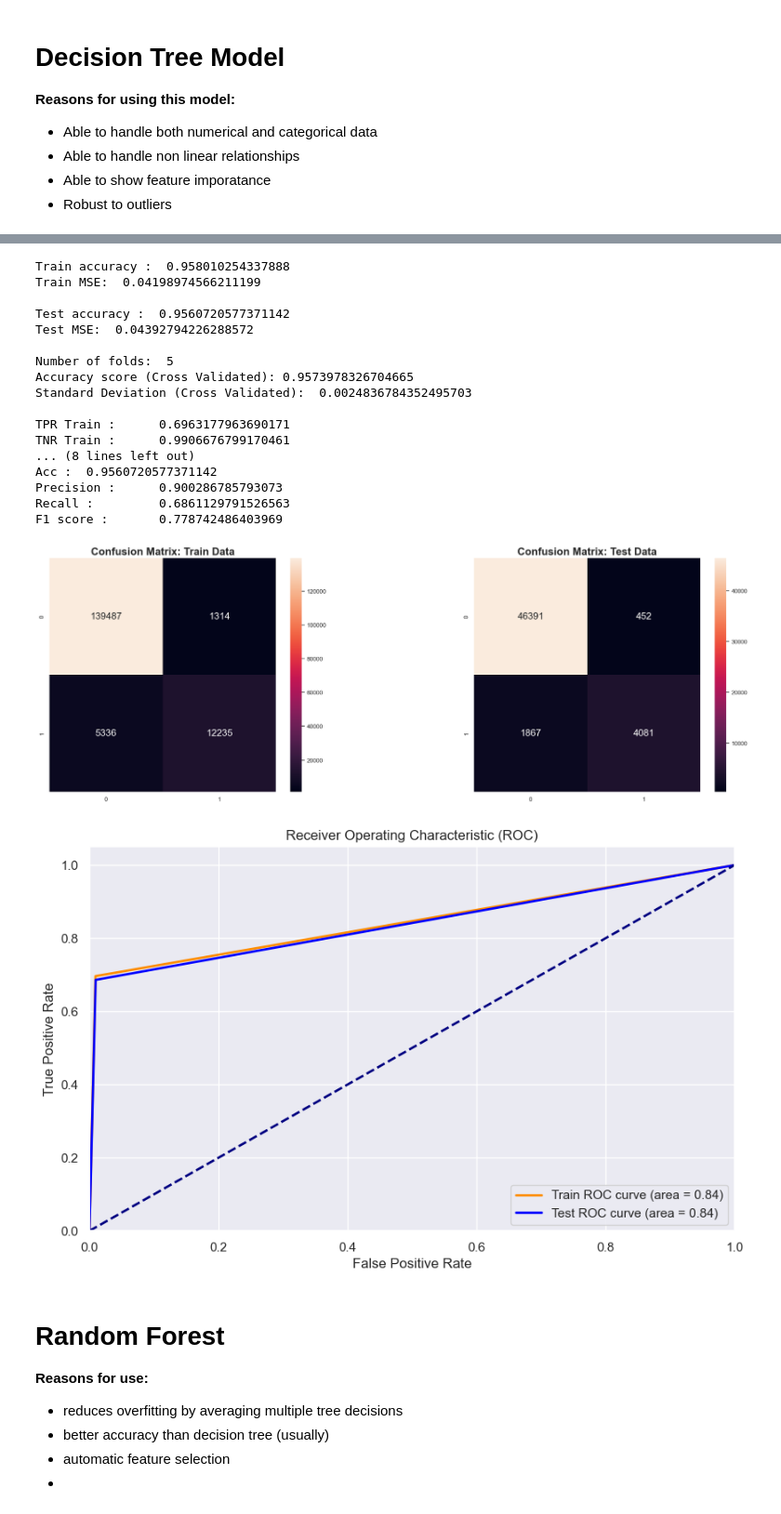
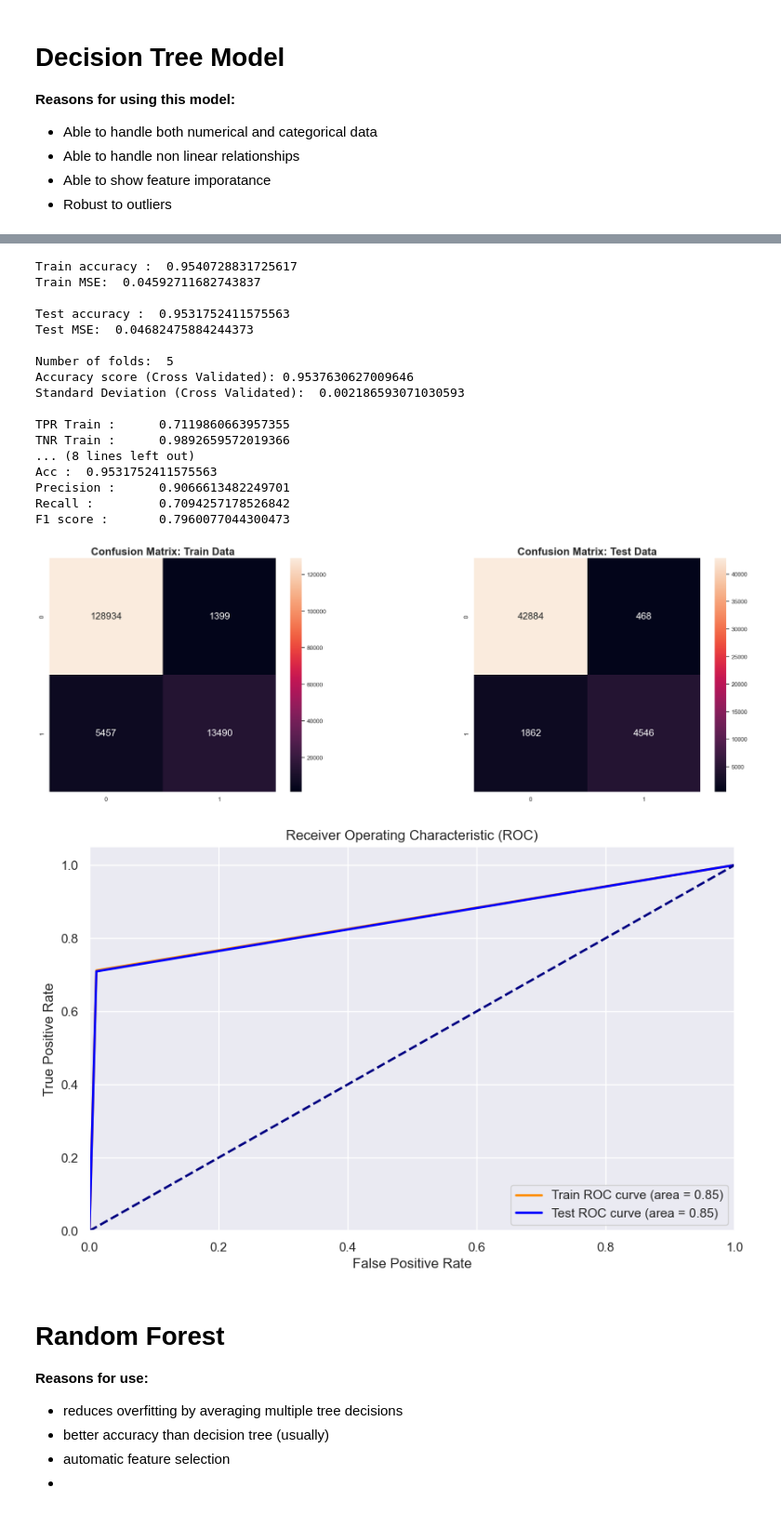
Before and after one commit to lczm/NTU-SC1015, a Jupyter notebook: Spaceship.ipynb, the cells around one changed output, grey strips where cells are left out. Shown at 93% size. Cells and saved outputs as stored; diff of their text form; code cells hidden in the pictures.

Commit message:
Updated train_model function

```diff
--- a/Spaceship.ipynb
+++ b/Spaceship.ipynb
@@ -433,13 +433,13 @@ Firstly without dropping any columns and performing any sort of analysis to dete
 # Don't mix shuffling of data into training the model
 # All models should share the same set of shuffled data, and if the shuffled
 # data should be changed, then we can reuse it again
-def train_model(x_train, x_test, y_train, y_test, model, cv):
+def train_model(x_train, x_test, y_train, y_test, X, Y, model, cv):
     model.fit(x_train, y_train)
 
     y_train_pred = model.predict(x_train)
     y_test_pred = model.predict(x_test)
 
-    score = cross_val_score(model, x_over,y_over, cv=cv)
+    score = cross_val_score(model, X, Y, cv=cv)
     precision = precision_score(y_test, y_test_pred)
     recall = recall_score(y_test, y_test_pred)
     f1 = f1_score(y_test, y_test_pred)
@@ -548,25 +548,25 @@ plot_tree(dectree, filled=True, rounded=True,
 # %%
-train_model(x_train, x_test, y_train, y_test, DecisionTreeClassifier(max_depth = 5), 5)
+train_model(x_train, x_test, y_train, y_test, x_over, y_over, DecisionTreeClassifier(max_depth = 5), 5)
 # %% [output]
-Train accuracy :  0.958010254337888
-Train MSE:  0.04198974566211199
+Train accuracy :  0.9540728831725617
+Train MSE:  0.04592711682743837
 
-Test accuracy :  0.9560720577371142
-Test MSE:  0.04392794226288572
+Test accuracy :  0.9531752411575563
+Test MSE:  0.04682475884244373
 
 Number of folds:  5
-Accuracy score (Cross Validated): 0.9573978326704665
-Standard Deviation (Cross Validated):  0.0024836784352495703
+Accuracy score (Cross Validated): 0.9537630627009646
+Standard Deviation (Cross Validated):  0.002186593071030593
 
-TPR Train :      0.6963177963690171
-TNR Train :      0.9906676799170461
+TPR Train :      0.7119860663957355
+TNR Train :      0.9892659572019366
 ... (8 lines left out)
-Acc :  0.9560720577371142
-Precision :      0.900286785793073
-Recall :         0.6861129791526563
-F1 score :       0.778742486403969
+Acc :  0.9531752411575563
+Precision :      0.9066613482249701
+Recall :         0.7094257178526842
+F1 score :       0.7960077044300473
-[figure, old version]
+[figure, new version]
-[figure, old version]
+[figure, new version]
 # %% [markdown]
 # Random Forest
 
```
Also changed, not shown: parts of 5 cells of this notebook.
